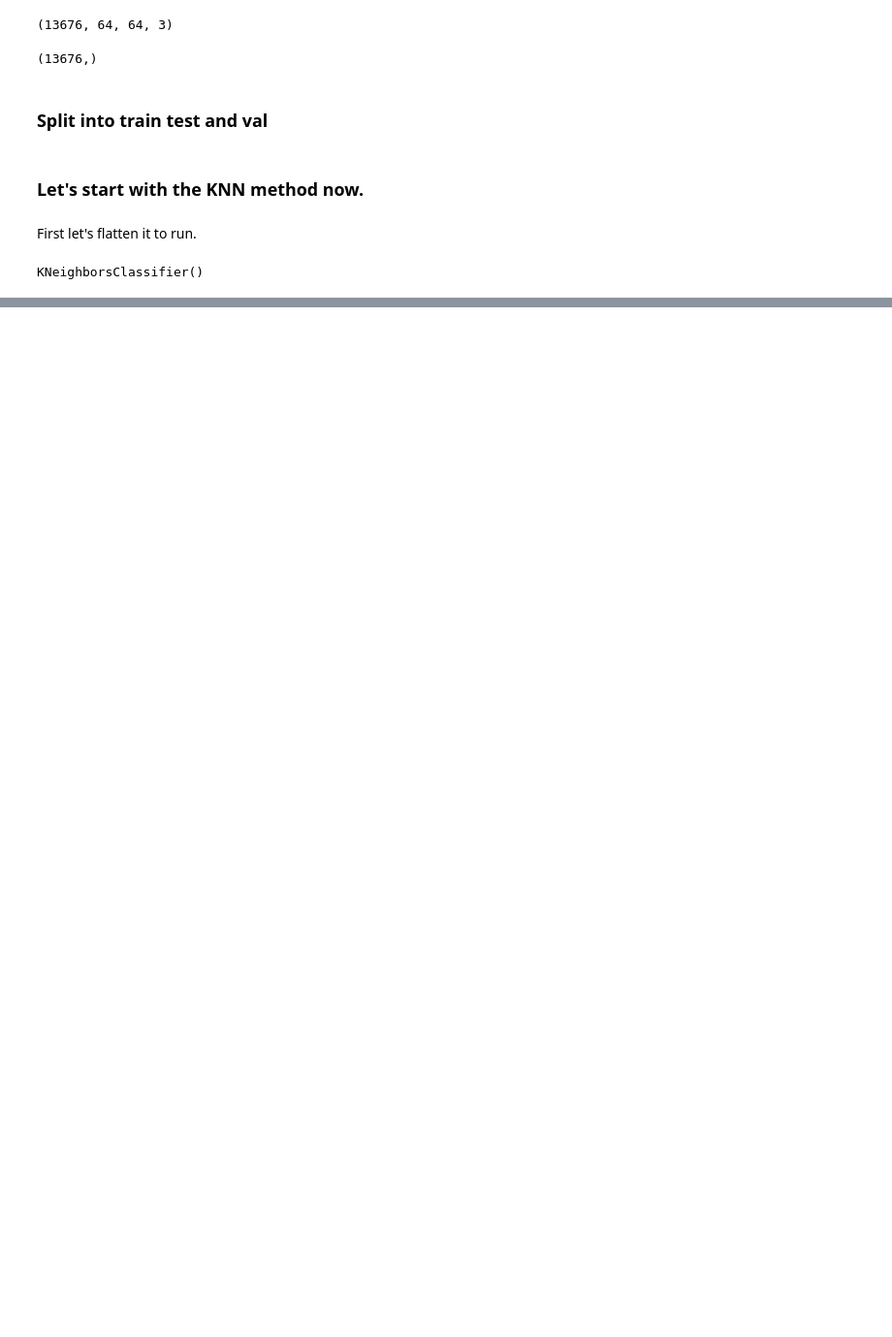
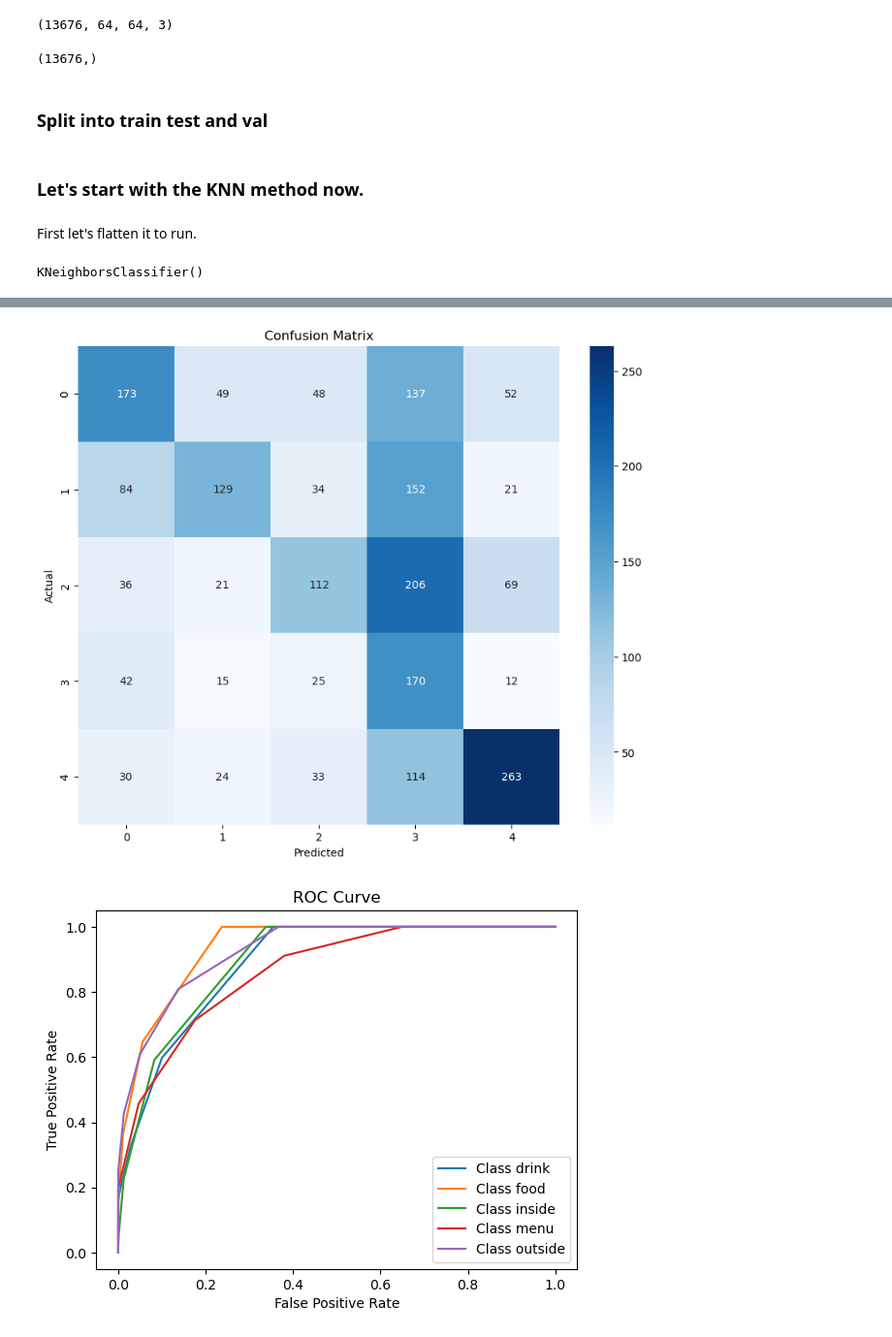
Before and after one commit to LCIT-W25/AISC-T3-Grp2, a Jupyter notebook: AISC2008 - Computer Vision/Case Study 1/Leandro/Case Study 1.ipynb, the cells around one changed output, grey strips where cells are left out. Shown at 97% size. Drawn from its saved outputs; the diff is of its cells as text; code cells hidden in the pictures; blank space fills up the shorter version.

```diff
--- a/AISC2008 - Computer Vision/Case Study 1/Leandro/Case Study 1.ipynb
+++ b/AISC2008 - Computer Vision/Case Study 1/Leandro/Case Study 1.ipynb
@@ -111 +130,16 @@ It's already more balanced. With exception of menu that there are too few images
+# %%
+def load_and_preprocess_images(photo_ids, img_dir, IMAGE_SIZE = (64, 64)):
+    images = []
+    missing_ids = []
+    for photo_id in photo_ids:
+        img_path = os.path.join(img_dir, f"{photo_id}.jpg")
+        try:
+            img = Image.open(img_path).resize(IMAGE_SIZE)
+
+            images.append(np.array(img))
+        except Exception as e:
+            missing_ids.append(photo_id)
+            print(f"Error loading image {photo_id}: {e}")
+    print(f"Missing or problematic images: {len(missing_ids)}")
+    return np.array(images), missing_ids
 # %%
@@ -355,0 +185,4 @@ True label probability: 0.8
+# %%
+# Predict on train data
+y_train_pred = knn.predict(X_train_flat)
+y_train_probs = knn.predict_proba(X_train_flat)
@@ -355,0 +278,21 @@ True label probability: 0.8
+# %%
+# Plot Confusion Matrix
+plt.figure(figsize=(10, 8))
+sns.heatmap(cm, annot=True, fmt='d', cmap="Blues")
+plt.title("Confusion Matrix")
+plt.ylabel("Actual")
+plt.xlabel("Predicted")
+plt.show()
+
+# Plot ROC Curve (One-vs-Rest)
+for i in range(len(label_encoder.classes_)):
+    fpr, tpr, _ = roc_curve(y_train == i, y_train_probs[:, i])
+    plt.plot(fpr, tpr, label=f"Class {label_encoder.classes_[i]}")
+plt.title("ROC Curve")
+plt.xlabel("False Positive Rate")
+plt.ylabel("True Positive Rate")
+plt.legend()
+plt.show()
+# %% [output]
+[figure, added]
+[figure, added]
```
Also changed, not shown: parts of 90 cells of this notebook.
